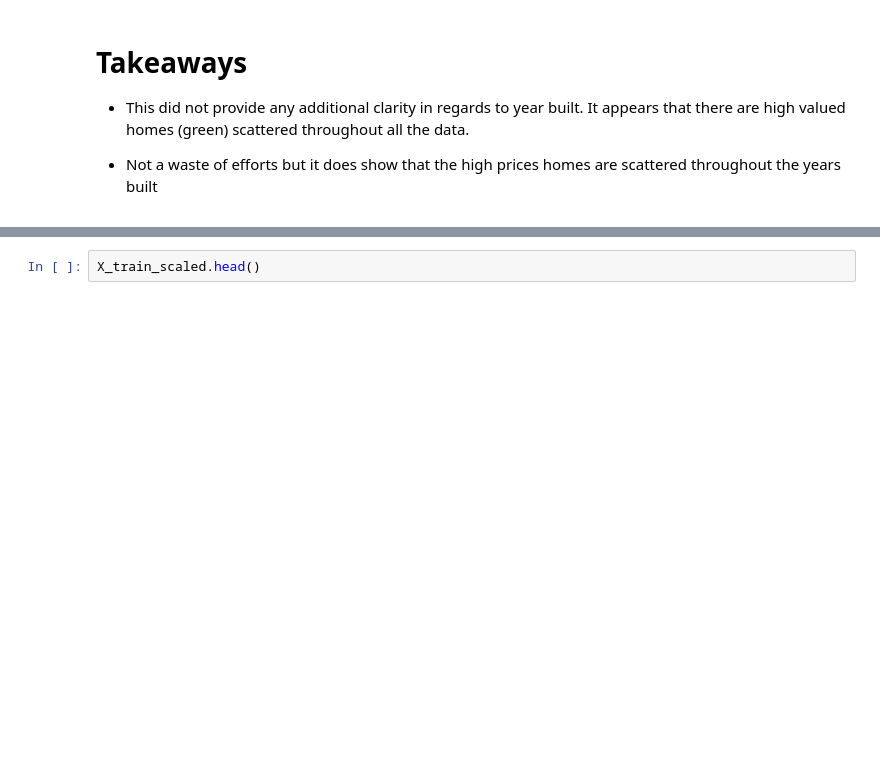
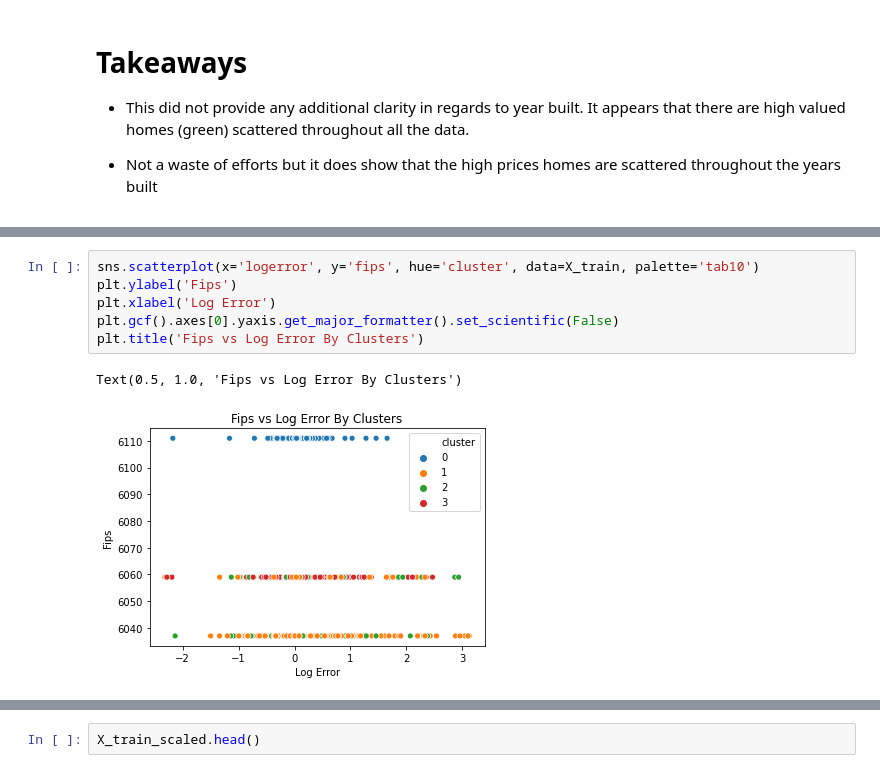
Before and after one commit to AAranda10/clustering-project, a Jupyter notebook: clustering_project.ipynb, the cells around one changed output, grey strips where cells are left out. Drawn from its saved outputs; the diff is of its cells as text; blank space fills up the shorter version.

```diff
--- a/clustering_project.ipynb
+++ b/clustering_project.ipynb
@@ -385,0 +419,9 @@ Text(0.5, 1.0, 'Year Built vs Log Error By Clusters')
+# %%
+sns.scatterplot(x='logerror', y='fips', hue='cluster', data=X_train, palette='tab10')
+plt.ylabel('Fips')
+plt.xlabel('Log Error')
+plt.gcf().axes[0].yaxis.get_major_formatter().set_scientific(False)
+plt.title('Fips vs Log Error By Clusters')
+# %% [output]
+Text(0.5, 1.0, 'Fips vs Log Error By Clusters')
+[figure, added]
```
Also changed, not shown: parts of 23 cells of this notebook.
